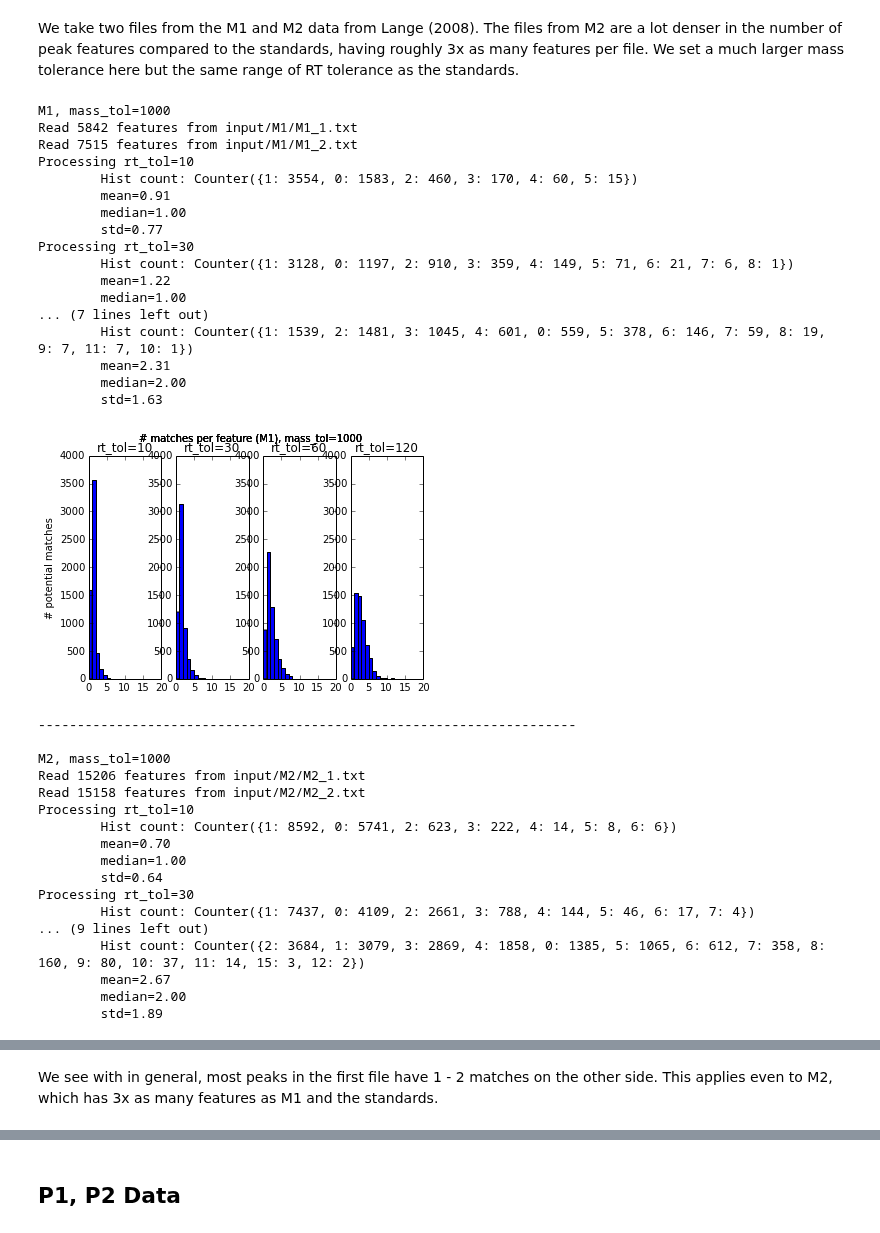
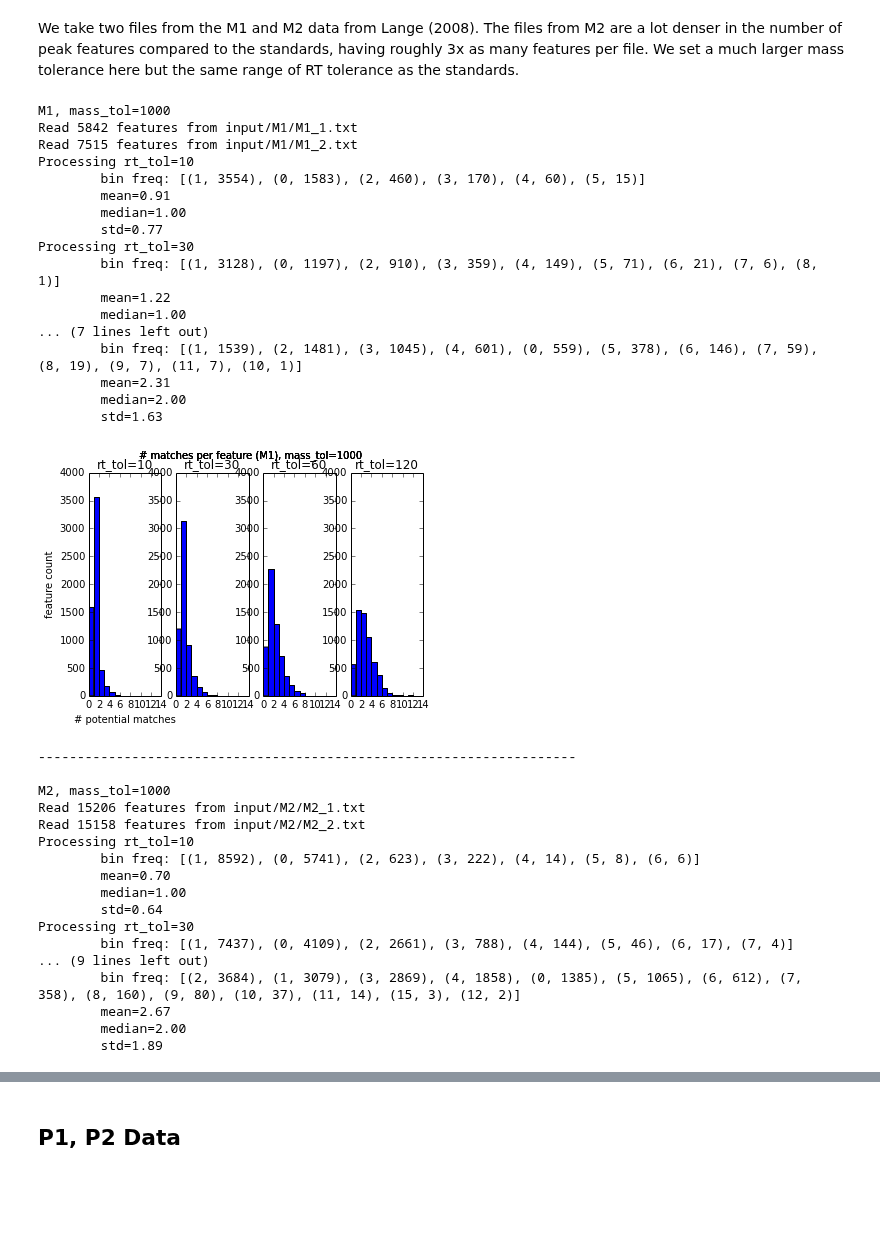
Before and after one commit to sdrogers/metabolomics_tools, a Jupyter notebook: alignment/check_potential_matching.ipynb, the cells around one changed output, grey strips where cells are left out. Cells and saved outputs as stored; diff of their text form; code cells hidden in the pictures; blank space fills up the shorter version.

```diff
--- a/alignment/check_potential_matching.ipynb
+++ b/alignment/check_potential_matching.ipynb
@@ -29,7 +29,7 @@ from collections import Counter
 Welcome to pylab, a matplotlib-based Python environment [backend: module://IPython.zmq.pylab.backend_inline].
 For more information, type 'help(pylab)'.
 # %%
-def make_boxplot(filenames, mass_tol, rt_tols, title):
+def make_boxplot(filenames, mass_tol, rt_tols, title, highest_bin):
 
     # load the data
     loader = models.FileLoader()
@@ -61,16 +61,17 @@ def make_boxplot(filenames, mass_tol, rt_tols, title):
         # share the axis for subplots
         if ax1 is None:
             ax1 = plt.subplot(1, len(rt_tols), t+1)
-            plt.ylabel('# potential matches')
+            plt.xlabel('# potential matches')
+            plt.ylabel('feature count')
         else:
             plt.subplot(1, len(rt_tols), t+1, sharex=ax1, sharey=ax1)
 
         # plt.boxplot(num_matches)
         # plt.xticks([1], ['Features'])
-        plt.hist(num_matches, bins=range(20))
+        plt.hist(num_matches, bins=range(highest_bin))
         c = Counter()
         c.update(num_matches)
-        print "\tMost common hist count: " + str(c.most_common(100))
+        print "\tbin freq: " + str(c.most_common(100))
 
         plt.title('rt_tol=' + str(rt_tol))
         mean = np.mean(np.array(num_matches))
@@ -173,53 +174,53 @@ filenames = [
 ]
 label = "M1"
 print label + ", mass_tol=" + str(mass_tol)
-make_boxplot(filenames, mass_tol, rt_tols, label)
+make_boxplot(filenames, mass_tol, rt_tols, label, 15)
 print '---------------------------------------------------------------------'
 print
 
 # load M2
 basedir = 'input/M2'
 filenames = [
     basedir + '/M2_1.txt',
     basedir + '/M2_2.txt'
 ]
 label = "M2"
 print label + ", mass_tol=" + str(mass_tol)
-make_boxplot(filenames, mass_tol, rt_tols, label)
+make_boxplot(filenames, mass_tol, rt_tols, label, 15)
 print
 # %% [output]
 M1, mass_tol=1000
 Read 5842 features from input/M1/M1_1.txt
 Read 7515 features from input/M1/M1_2.txt
 Processing rt_tol=10
-        Hist count: Counter({1: 3554, 0: 1583, 2: 460, 3: 170, 4: 60, 5: 15})
+        bin freq: [(1, 3554), (0, 1583), (2, 460), (3, 170), (4, 60), (5, 15)]
         mean=0.91
         median=1.00
         std=0.77
 Processing rt_tol=30
-        Hist count: Counter({1: 3128, 0: 1197, 2: 910, 3: 359, 4: 149, 5: 71, 6: 21, 7: 6, 8: 1})
+        bin freq: [(1, 3128), (0, 1197), (2, 910), (3, 359), (4, 149), (5, 71), (6, 21), (7, 6), (8, 1)]
         mean=1.22
         median=1.00
 ... (7 lines left out)
-        Hist count: Counter({1: 1539, 2: 1481, 3: 1045, 4: 601, 0: 559, 5: 378, 6: 146, 7: 59, 8: 19, 9: 7, 11: 7, 10: 1})
+        bin freq: [(1, 1539), (2, 1481), (3, 1045), (4, 601), (0, 559), (5, 378), (6, 146), (7, 59), (8, 19), (9, 7), (11, 7), (10, 1)]
         mean=2.31
         median=2.00
         std=1.63
-[figure, old version]
+[figure, new version]
 ---------------------------------------------------------------------
 
 M2, mass_tol=1000
 Read 15206 features from input/M2/M2_1.txt
 Read 15158 features from input/M2/M2_2.txt
 Processing rt_tol=10
-        Hist count: Counter({1: 8592, 0: 5741, 2: 623, 3: 222, 4: 14, 5: 8, 6: 6})
+        bin freq: [(1, 8592), (0, 5741), (2, 623), (3, 222), (4, 14), (5, 8), (6, 6)]
         mean=0.70
         median=1.00
         std=0.64
 Processing rt_tol=30
-        Hist count: Counter({1: 7437, 0: 4109, 2: 2661, 3: 788, 4: 144, 5: 46, 6: 17, 7: 4})
+        bin freq: [(1, 7437), (0, 4109), (2, 2661), (3, 788), (4, 144), (5, 46), (6, 17), (7, 4)]
 ... (9 lines left out)
-        Hist count: Counter({2: 3684, 1: 3079, 3: 2869, 4: 1858, 0: 1385, 5: 1065, 6: 612, 7: 358, 8: 160, 9: 80, 10: 37, 11: 14, 15: 3, 12: 2})
+        bin freq: [(2, 3684), (1, 3079), (3, 2869), (4, 1858), (0, 1385), (5, 1065), (6, 612), (7, 358), (8, 160), (9, 80), (10, 37), (11, 14), (15, 3), (12, 2)]
         mean=2.67
         median=2.00
         std=1.89
@@ -227,2 +227,0 @@ Processing rt_tol=30
-# %% [markdown]
-We see with in general, most peaks in the first file have 1 - 2 matches on the other side. This applies even to M2, which has 3x as many features as M1 and the standards.
```
Also changed, not shown: parts of 10 cells of this notebook, 1 other file.
